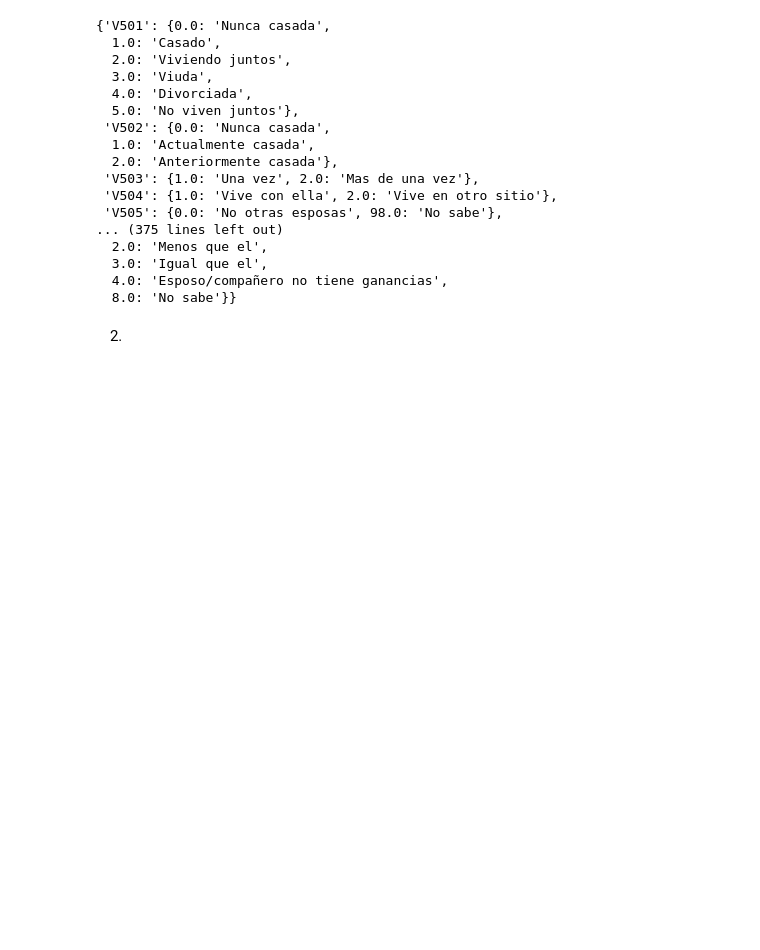
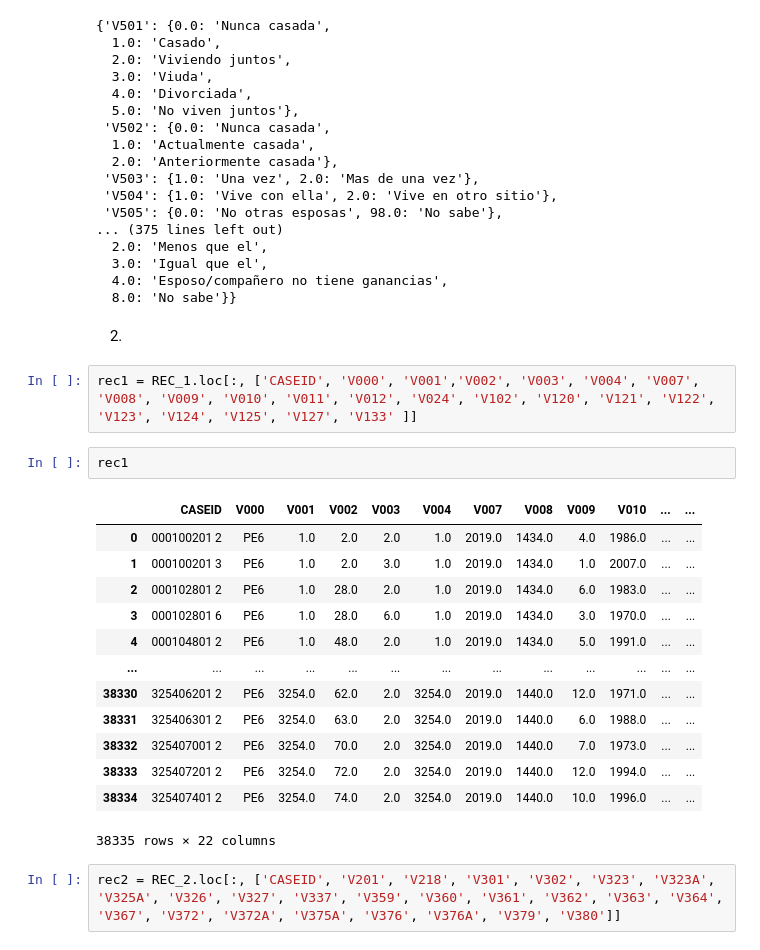
Before and after one commit to alexanderquispe/BiLab_Summer_Python, a Jupyter notebook: assignments/Assignment_3/group_1_ass_3_2024.ipynb, the cells around one changed output. Drawn from its saved outputs; the diff is of its cells as text; blank space fills up the shorter version.

```diff
--- a/assignments/Assignment_3/group_1_ass_3_2024.ipynb
+++ b/assignments/Assignment_3/group_1_ass_3_2024.ipynb
@@ -326,3 +326,23 @@ var_labels3
   8.0: 'No sabe'}}
 # %% [markdown]
 2.
+# %%
+rec1 = REC_1.loc[:, ['CASEID', 'V000', 'V001','V002', 'V003', 'V004', 'V007', 'V008', 'V009', 'V010', 'V011', 'V012', 'V024', 'V102', 'V120', 'V121', 'V122', 'V123', 'V124', 'V125', 'V127', 'V133' ]]
+# %%
+rec1
+# %% [output]
+|  | CASEID | V000 | V001 | V002 | V003 | V004 | V007 | V008 | V009 | V010 | ... | ... |
+| 0 | 000100201 2 | PE6 | 1.0 | 2.0 | 2.0 | 1.0 | 2019.0 | 1434.0 | 4.0 | 1986.0 | ... | ... |
+| 1 | 000100201 3 | PE6 | 1.0 | 2.0 | 3.0 | 1.0 | 2019.0 | 1434.0 | 1.0 | 2007.0 | ... | ... |
+| 2 | 000102801 2 | PE6 | 1.0 | 28.0 | 2.0 | 1.0 | 2019.0 | 1434.0 | 6.0 | 1983.0 | ... | ... |
+| 3 | 000102801 6 | PE6 | 1.0 | 28.0 | 6.0 | 1.0 | 2019.0 | 1434.0 | 3.0 | 1970.0 | ... | ... |
+| 4 | 000104801 2 | PE6 | 1.0 | 48.0 | 2.0 | 1.0 | 2019.0 | 1434.0 | 5.0 | 1991.0 | ... | ... |
+| ... | ... | ... | ... | ... | ... | ... | ... | ... | ... | ... | ... | ... |
+| 38330 | 325406201 2 | PE6 | 3254.0 | 62.0 | 2.0 | 3254.0 | 2019.0 | 1440.0 | 12.0 | 1971.0 | ... | ... |
+| 38331 | 325406301 2 | PE6 | 3254.0 | 63.0 | 2.0 | 3254.0 | 2019.0 | 1440.0 | 6.0 | 1988.0 | ... | ... |
+| 38332 | 325407001 2 | PE6 | 3254.0 | 70.0 | 2.0 | 3254.0 | 2019.0 | 1440.0 | 7.0 | 1973.0 | ... | ... |
+| 38333 | 325407201 2 | PE6 | 3254.0 | 72.0 | 2.0 | 3254.0 | 2019.0 | 1440.0 | 12.0 | 1994.0 | ... | ... |
+| 38334 | 325407401 2 | PE6 | 3254.0 | 74.0 | 2.0 | 3254.0 | 2019.0 | 1440.0 | 10.0 | 1996.0 | ... | ... |
+38335 rows × 22 columns
+# %%
+rec2 = REC_2.loc[:, ['CASEID', 'V201', 'V218', 'V301', 'V302', 'V323', 'V323A', 'V325A', 'V326', 'V327', 'V337', 'V359', 'V360', 'V361', 'V362', 'V363', 'V364', 'V367', 'V372', 'V372A', 'V375A', 'V376', 'V376A', 'V379', 'V380']]
```
Also changed, not shown: parts of 4 cells of this notebook.
